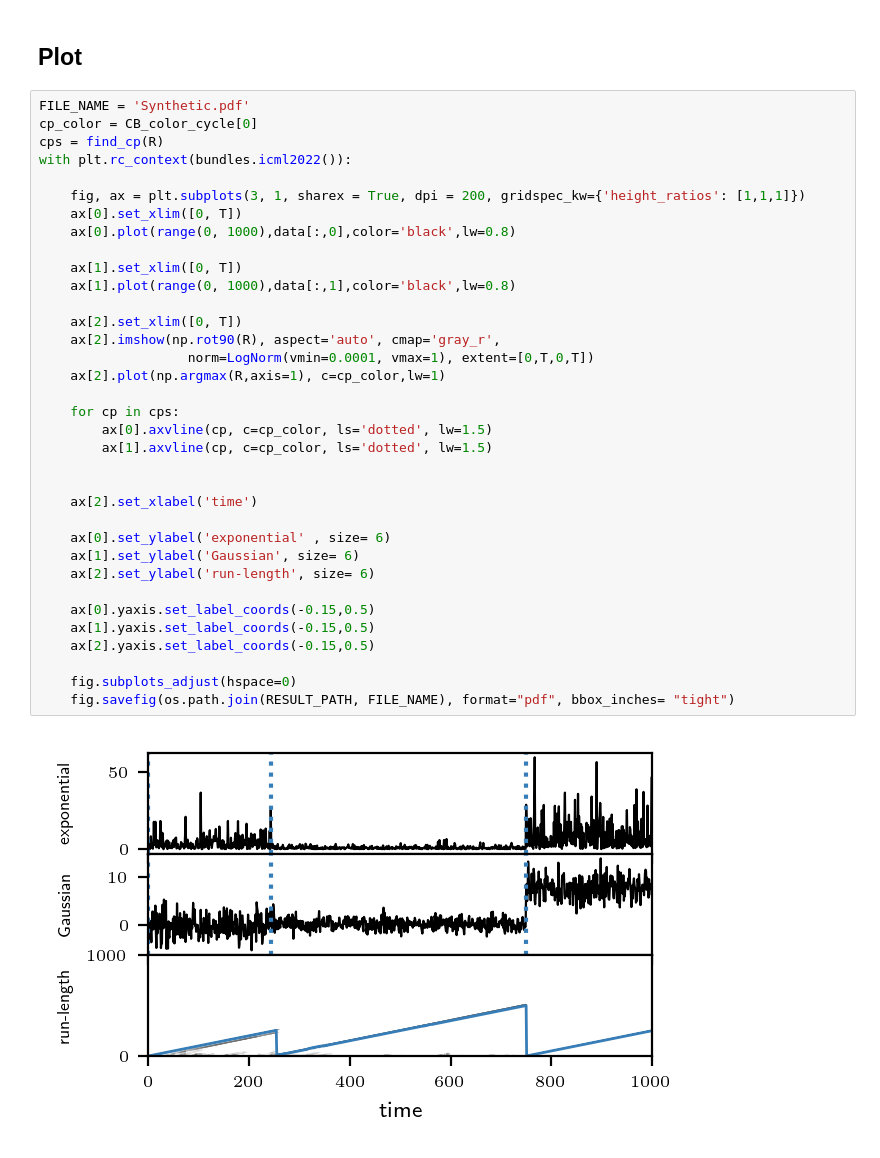
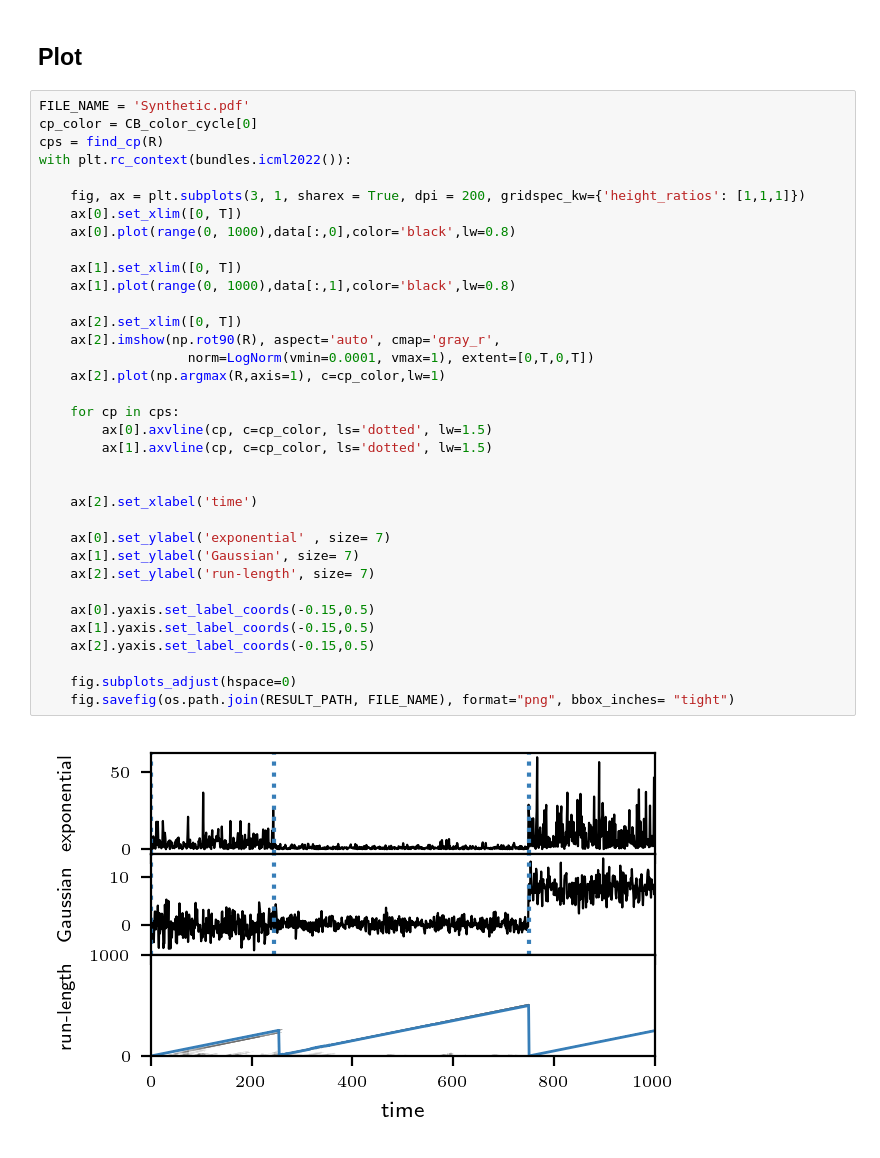
Before and after one commit to maltamiranomontero/DSM-bocd, a Jupyter notebook: notebooks/synthetic.ipynb, the cells around one changed output. Saved outputs shown, nothing was run; the diff lists cells and outputs as text.

```diff
--- a/notebooks/synthetic.ipynb
+++ b/notebooks/synthetic.ipynb
@@ -140,35 +140,35 @@ FILE_NAME = 'Synthetic.pdf'
 cp_color = CB_color_cycle[0]
 cps = find_cp(R)
 with plt.rc_context(bundles.icml2022()):
 
     fig, ax = plt.subplots(3, 1, sharex = True, dpi = 200, gridspec_kw={'height_ratios': [1,1,1]})
     ax[0].set_xlim([0, T])
     ax[0].plot(range(0, 1000),data[:,0],color='black',lw=0.8)
 
     ax[1].set_xlim([0, T])
     ax[1].plot(range(0, 1000),data[:,1],color='black',lw=0.8)
 
     ax[2].set_xlim([0, T])
     ax[2].imshow(np.rot90(R), aspect='auto', cmap='gray_r',
                    norm=LogNorm(vmin=0.0001, vmax=1), extent=[0,T,0,T])
     ax[2].plot(np.argmax(R,axis=1), c=cp_color,lw=1)
 
     for cp in cps:
         ax[0].axvline(cp, c=cp_color, ls='dotted', lw=1.5)
         ax[1].axvline(cp, c=cp_color, ls='dotted', lw=1.5)
 
 
     ax[2].set_xlabel('time')
 
-    ax[0].set_ylabel('exponential' , size= 6)
-    ax[1].set_ylabel('Gaussian', size= 6)
-    ax[2].set_ylabel('run-length', size= 6)
+    ax[0].set_ylabel('exponential' , size= 7)
+    ax[1].set_ylabel('Gaussian', size= 7)
+    ax[2].set_ylabel('run-length', size= 7)
 
     ax[0].yaxis.set_label_coords(-0.15,0.5)
     ax[1].yaxis.set_label_coords(-0.15,0.5)
     ax[2].yaxis.set_label_coords(-0.15,0.5)
 
     fig.subplots_adjust(hspace=0)
-    fig.savefig(os.path.join(RESULT_PATH, FILE_NAME), format="pdf", bbox_inches= "tight")
+    fig.savefig(os.path.join(RESULT_PATH, FILE_NAME), format="png", bbox_inches= "tight")
 # %% [output]
-[figure, old version]
+[figure, new version]
```
Also changed, not shown: parts of 2 cells of this notebook, 24 other files.
